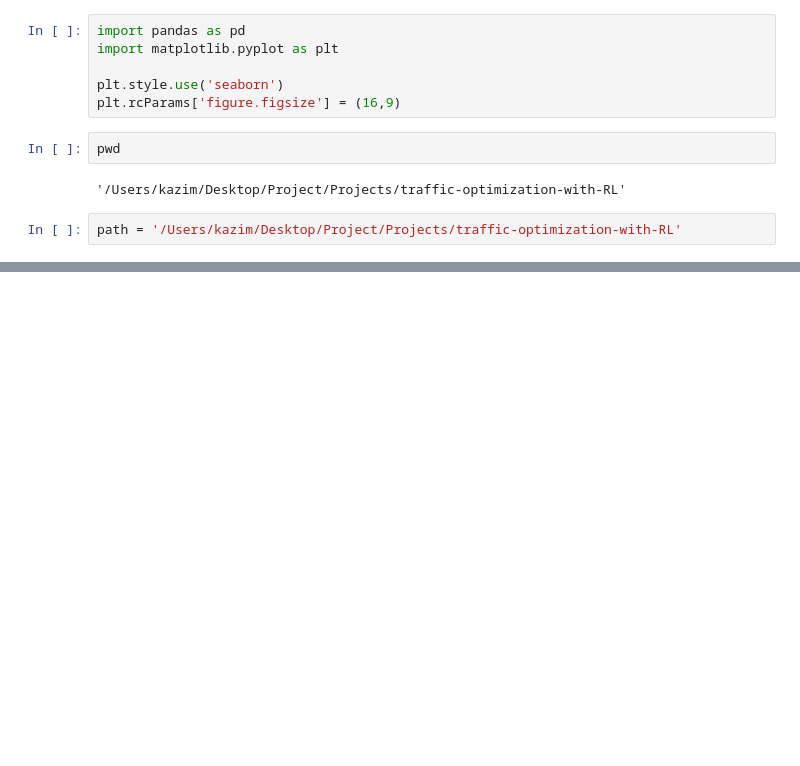
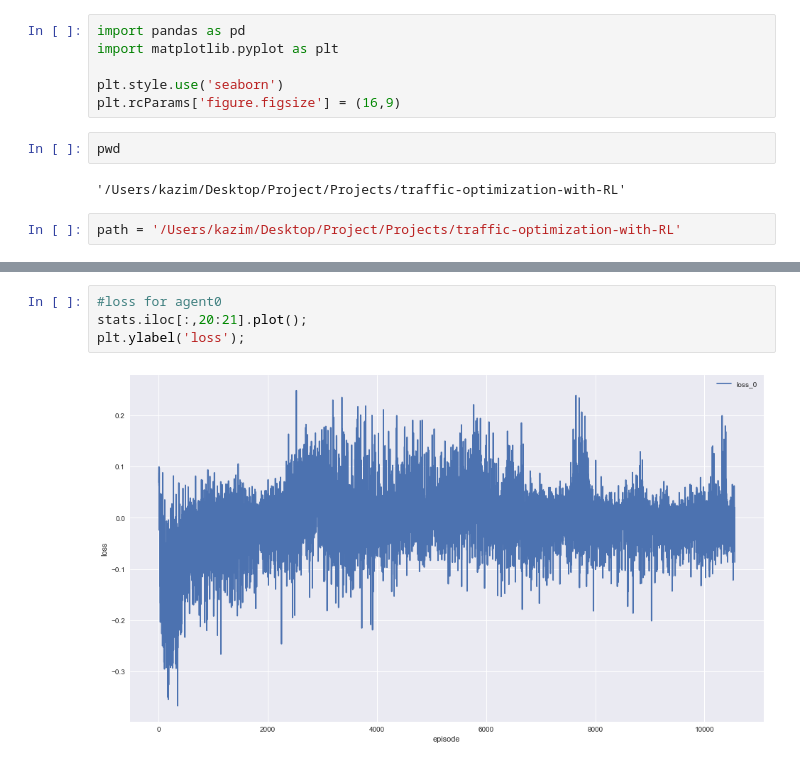
Before and after one commit to rubiruchi/traffic-optimization-with-RL, a Jupyter notebook: Data Analysis.ipynb, the cells around one changed output, grey strips where cells are left out. Drawn from its saved outputs; the diff is of its cells as text; blank space fills up the shorter version.

```diff
--- a/Data Analysis.ipynb
+++ b/Data Analysis.ipynb
@@ -52,0 +47,6 @@ stats.iloc[:,50:60].plot();
+# %%
+#loss for agent0
+stats.iloc[:,20:21].plot();
+plt.ylabel('loss');
+# %% [output]
+[figure, added]
```
Also changed, not shown: parts of 8 cells of this notebook, 1 other file.
